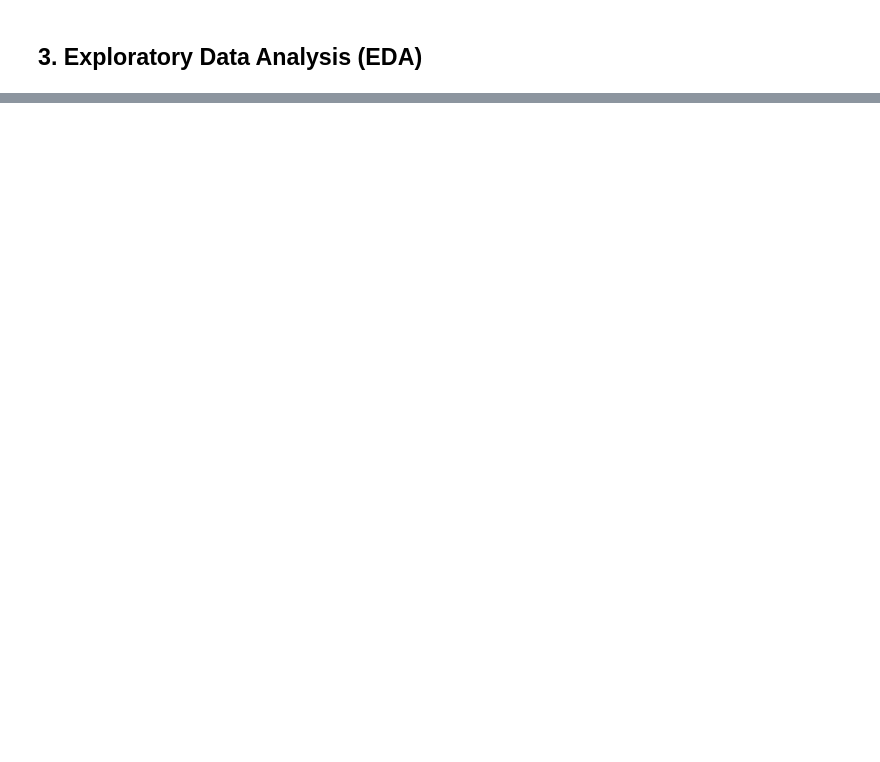
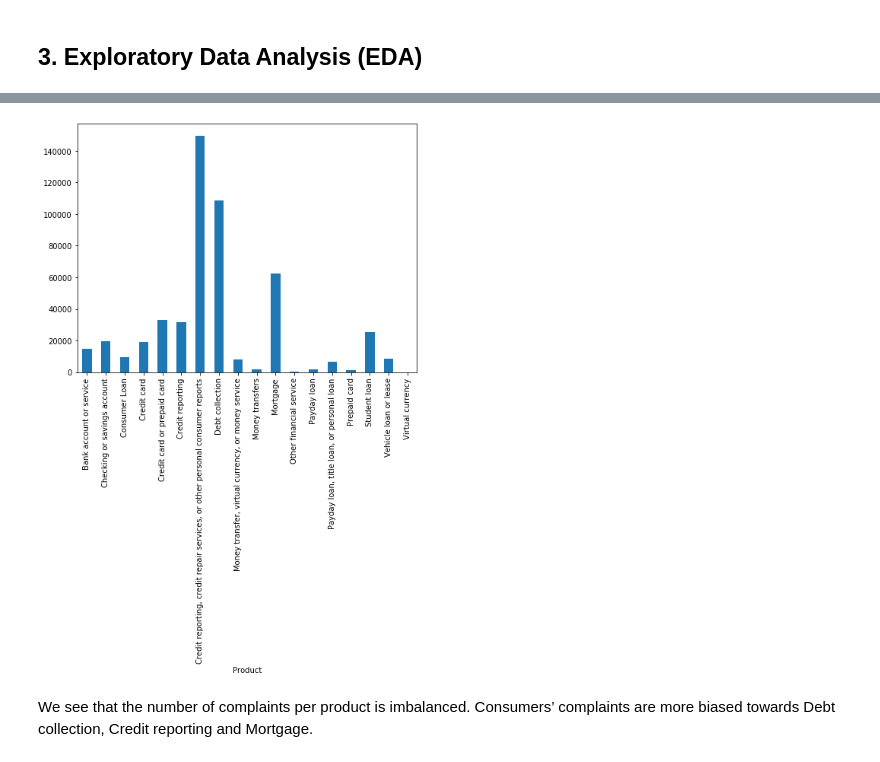
Before and after one commit to weil0819/DS-Pipeline, a Jupyter notebook: Text Classification/Multi-Class Text Classification with Scikit-Learn.ipynb, the cells around one changed output, grey strips where cells are left out. Cells and saved outputs as stored; diff of their text form; code cells hidden in the pictures; blank space fills up the shorter version.

```diff
--- a/Text Classification/Multi-Class Text Classification with Scikit-Learn.ipynb
+++ b/Text Classification/Multi-Class Text Classification with Scikit-Learn.ipynb
@@ -7,4 +39,6 @@ However, the vast majority of text classification articles and tutorials on the
 # %% [markdown]
 ## 1. Import the Dataset
+# %%
+df = pd.read_csv('data/complaints.csv', index_col=False, delimiter=',', encoding='utf-8')
 # %% [markdown]
 ## 2. Preview the Dataset
@@ -12,0 +104,11 @@ However, the vast majority of text classification articles and tutorials on the
+# %%
+df = df[['Product', 'Consumer complaint narrative']]                                              # only keep two columns
+df.dropna(subset=['Consumer complaint narrative'], inplace=True)                                  # drop nan rows
+df.rename(columns={'Consumer complaint narrative':'Consumer_complaint_narrative'}, inplace=True)  # rename column name
+# %%
+codes, uniques = pd.factorize(df['Product'])  # Encode the string as an enumerated type
+df['category_id'] = codes                     # Add new column
+category_id_df = df[['Product', 'category_id']].drop_duplicates().sort_values('category_id')
+category_to_id = dict(category_id_df.values)
+id_to_category = dict(category_id_df[['category_id', 'Product']].values)
+df.head()
@@ -12,0 +122,8 @@ However, the vast majority of text classification articles and tutorials on the
+# %%
+fig = plt.figure(figsize=(8,6))
+df.groupby('Product').Consumer_complaint_narrative.count().plot.bar(ylim=0)
+plt.show()
+# %% [output]
+[figure, added]
+# %% [markdown]
+We see that the number of complaints per product is imbalanced. Consumers’ complaints are more biased towards Debt collection, Credit reporting and Mortgage.
```
Also changed, not shown: parts of 19 cells of this notebook.
